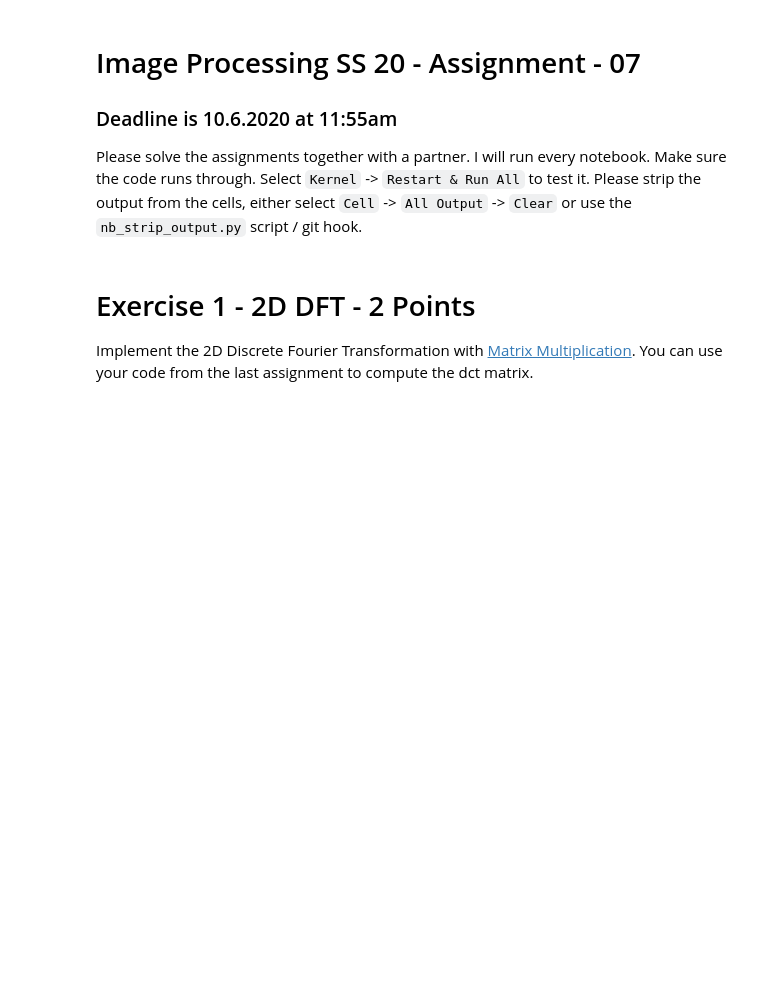
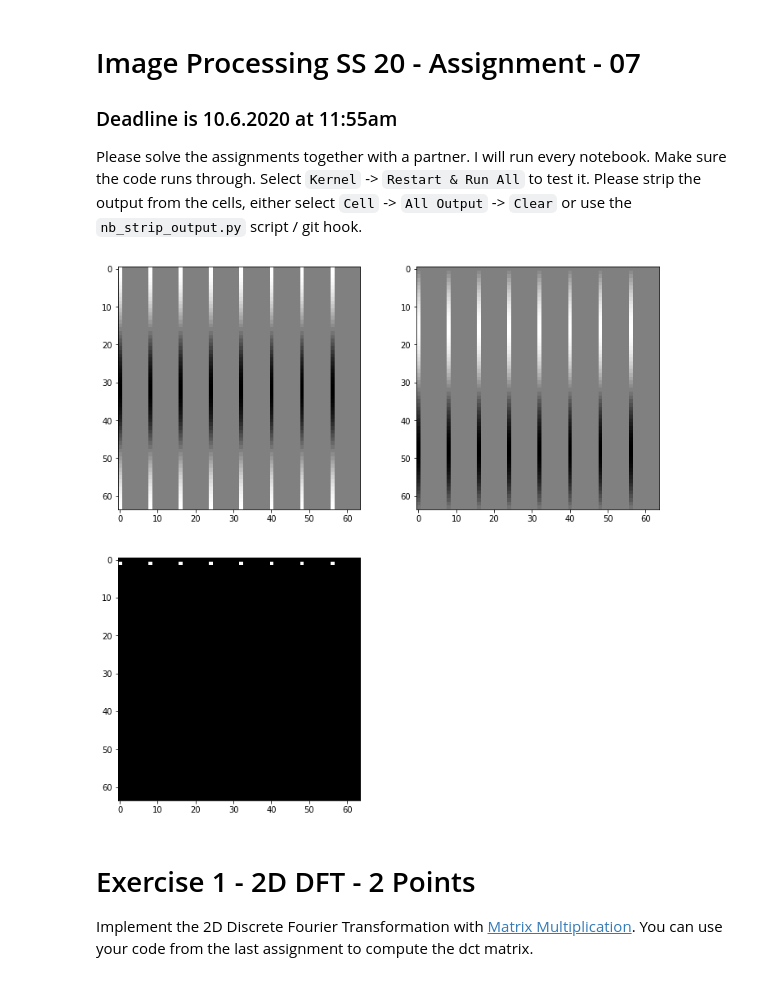
Before and after one commit to oleksa-oleksa/Image_Processing_SS2020_FU_Berlin, a Jupyter notebook: assignments/07_assignment.ipynb, the cells around one changed output. Cells and saved outputs as stored; diff of their text form; code cells hidden in the pictures; blank space fills up the shorter version.

```diff
--- a/assignments/07_assignment.ipynb
+++ b/assignments/07_assignment.ipynb
@@ -22,18 +22,24 @@ pylab.rcParams['figure.figsize'] = (12, 12)   # This makes the plot bigger
 # %%
 # Playground to get some intuition for 2d fourier transformation
 ft = np.zeros((64,64))
 
 # set some random coefficents and see what happens
-ft[1, 0] = 1
-ft[0, 1] = 1
+ft [1, 0:63:8]= 1
+#ft[0, 1] = 1
 
+#for t in ft:
+#    print(t)
 #ft[10, 10] = 1
 
-plt.subplot(121)
+plt.subplot(221)
 plt.imshow(np.real(numpy_ifft2(ft)), cmap='gray')
-plt.subplot(122)
+plt.subplot(222)
 plt.imshow(np.imag(numpy_ifft2(ft)), cmap='gray')
+plt.subplot(223)
+plt.imshow(np.real(ft), cmap='gray')
 plt.show()
+# %% [output]
+[figure, added]
 # %% [markdown]
 # Exercise 1 - 2D DFT - 2 Points
 Implement the 2D Discrete Fourier Transformation with [Matrix Multiplication](https://en.wikipedia.org/wiki/DFT_matrix). You can use your code from the last assignment to compute the dct matrix.
```
Also changed, not shown: parts of 1 cell of this notebook.
